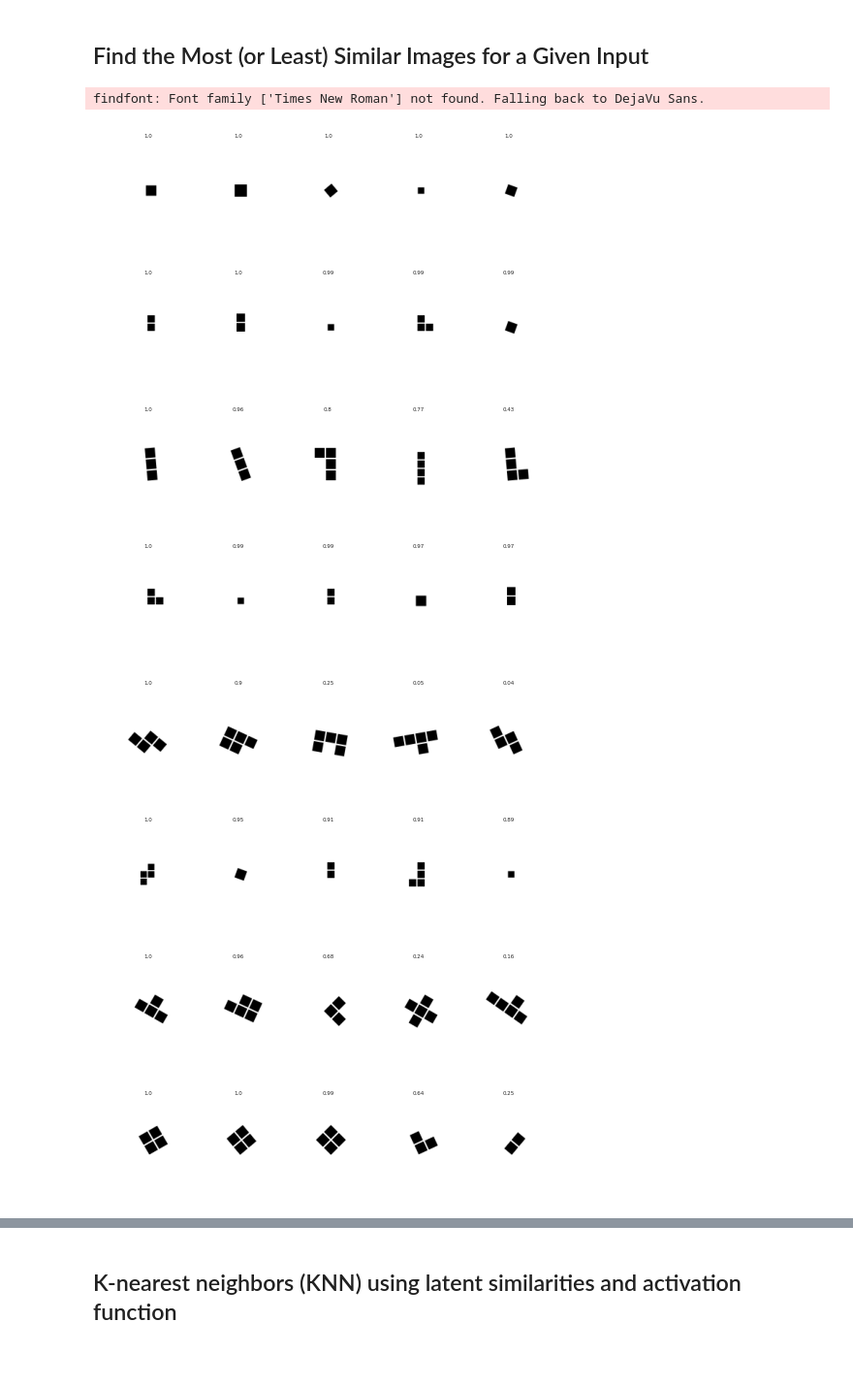
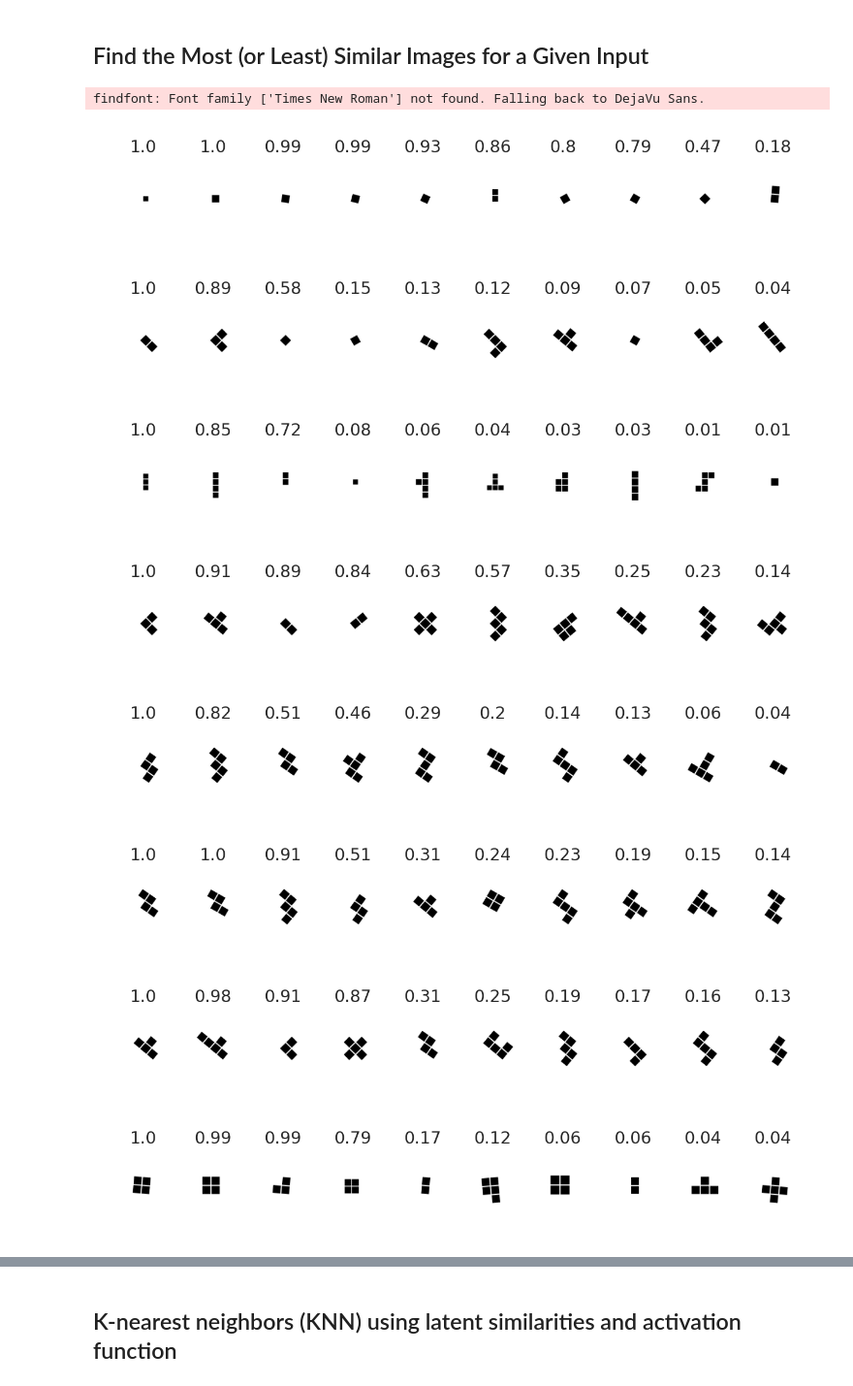
Before and after one commit to skugele/polyomino-imagery-env, a Jupyter notebook: notebooks/poly-learn.ipynb, the cells around one changed output, grey strips where cells are left out. Shown at 97% size. Saved outputs shown, nothing was run; the diff lists cells and outputs as text; code cells hidden in the pictures; blank space fills up the shorter version.

```diff
--- a/notebooks/poly-learn.ipynb
+++ b/notebooks/poly-learn.ipynb
@@ -392,9 +497,11 @@ class BetaCVAE(tf.keras.Model):
 
         return x_recon, recon_loss, kl_loss
 # %%
+optimizer=tf.keras.optimizers.Adam(learning_rate=1e-3)
+# optimizer=tf.keras.optimizers.Adagrad()
+
 vae = BetaCVAE(latent_dims=LATENT_DIM, beta=BETA)
-vae.compile(optimizer=tf.keras.optimizers.Adam(learning_rate=1e-3),
-            loss=None)
+vae.compile(optimizer=optimizer, loss=None)
 # %% [markdown]
 ## Visualize Reconstruction of Sampled Images *PRIOR TO TRAINING*.
 
@@ -414,13 +544,28 @@ if TRAINING:
 # %%
 # tf.autograph.set_verbosity(10)
 if TRAINING:
-    early_stop_callback = tf.keras.callbacks.EarlyStopping(monitor='loss', patience=5)
+
+    # callbacks
+    early_stop_callback = tf.keras.callbacks.EarlyStopping(monitor='val_loss',
+                                                           patience=50,
+                                                           restore_best_weights=True,
+                                                           min_delta=1.0,
+                                                           verbose=1)
+    terminate_on_nan = tf.keras.callbacks.TerminateOnNaN()
+    reduce_lr = tf.keras.callbacks.ReduceLROnPlateau(monitor='val_loss',
+                                                     patience=10,
+                                                     cooldown=25,
+                                                     min_lr=1e-5,
+                                                     min_delta=1.0,
+                                                     verbose=1)
 
     history = vae.fit(
         train_ds,
-        callbacks=[early_stop_callback],
+        callbacks=[early_stop_callback, terminate_on_nan, reduce_lr],
         epochs=MAX_EPOCHS,
-#         validation_data=val_ds,
+        steps_per_epoch=np.ceil(n_samples / BATCH_SIZE),
+        validation_data=val_ds,
+        validation_steps=np.ceil(n_samples / BATCH_SIZE),
         verbose=1
     )
 
@@ -518,11 +682,11 @@ array([[ 1., -1.],
 # %% [markdown]
 ## Randomly select training images from each class
 # %%
-n_classes = len(np.unique(y_train))
-n_samples_per_class = 5
+n_classes = len(np.unique(y_val))
+n_samples_per_class = 10
 
 np.random.seed(RANDOM_SEED)
-imgs = np.concatenate([x_train[np.random.choice(np.reshape(np.argwhere(y_train==cls), -1),
+imgs = np.concatenate([x_val[np.random.choice(np.reshape(np.argwhere(y_val==cls), -1),
                                                 n_samples_per_class, replace=False)] for cls in range(n_classes)], axis=0)
 # %%
 # fig = display_images(imgs, n_classes, n_samples_per_class, dpi=512)
@@ -623,7 +787,7 @@ def curr_activation(x, a, b):
     return 1.0 / (1.0 + np.exp(-a*x+b))
 
 # activation function parameters (a = 1.0, b = 0.0 gives standard logistic function)
-a = 30.0 # steepness of curve
+a = 40.0 # steepness of curve
 b = a * 0.8 # horizontal shift
 
 x = np.linspace(-1.0, 1.0, 100)
@@ -650,29 +814,29 @@ show_heatmap(act_matrix, n=len(imgs), n_per_class=n_samples_per_class)
 # %% [markdown]
 ## Find the Most (or Least) Similar Images for a Given Input
 # %%
-n = 5
+n = 10
 ref_ndxs = range(0, n_samples_per_class*n_classes, n_samples_per_class)
 
 curr_class = 0
 for ndx in ref_ndxs:
     sims = get_n_similar(imgs, ndx, act_matrix, n)
 
     indices = sims[:,0].astype(int)
     dists = list(map(str, np.round(sims[:,1], decimals=2)))
 
-    fig = display_images(imgs[indices], rows=1, cols=len(indices), labels=dists, dpi=100)
+    fig = display_images(imgs[indices], rows=1, cols=len(indices), labels=dists, dpi=256)
 
     # uncomment to export figure
     # fig.savefig('{cls}_distance_from_ref_image.svg'.format(cls=curr_class), format='svg', dpi=100)
 
     curr_class += 1
 # %% [output]
 findfont: Font family ['Times New Roman'] not found. Falling back to DejaVu Sans.
-[figure, old version]
+[figure, new version]
-[figure, old version]
+[figure, new version]
-[figure, old version]
+[figure, new version]
-[figure, old version]
+[figure, new version]
-[figure, old version]
+[figure, new version]
-[figure, old version]
+[figure, new version]
-[figure, old version]
+[figure, new version]
-[figure, old version]
+[figure, new version]
```
Also changed, not shown: parts of 40 cells of this notebook, 3 other files.
